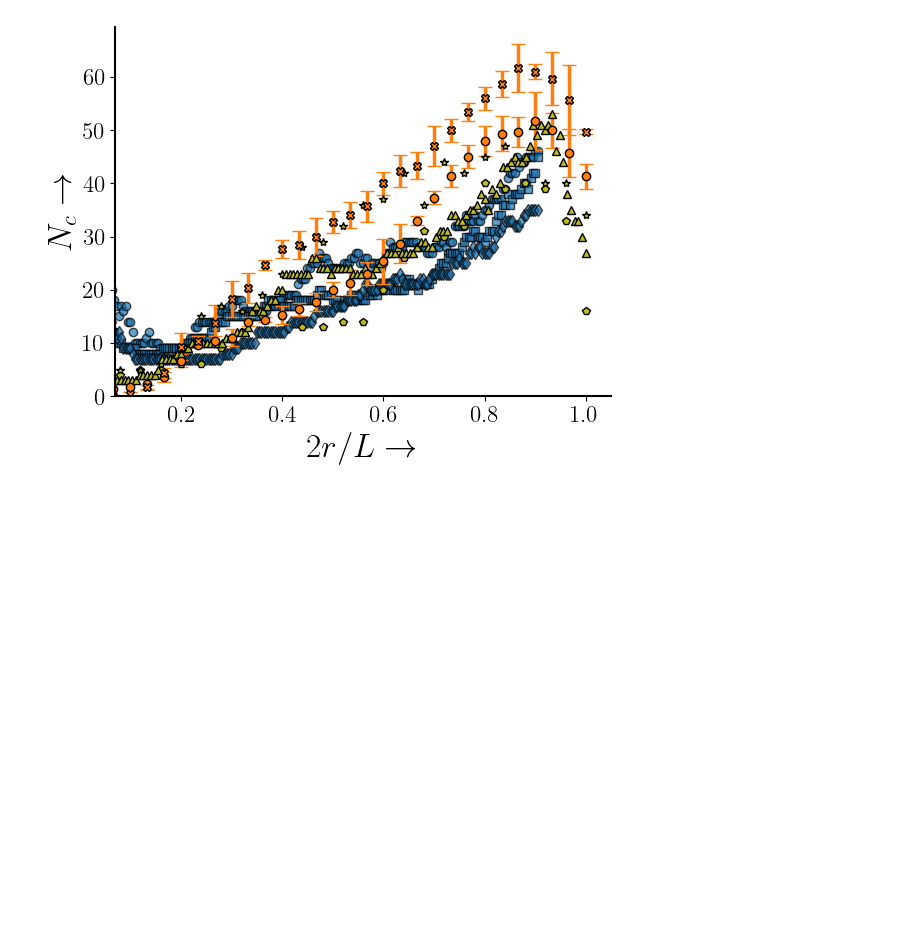
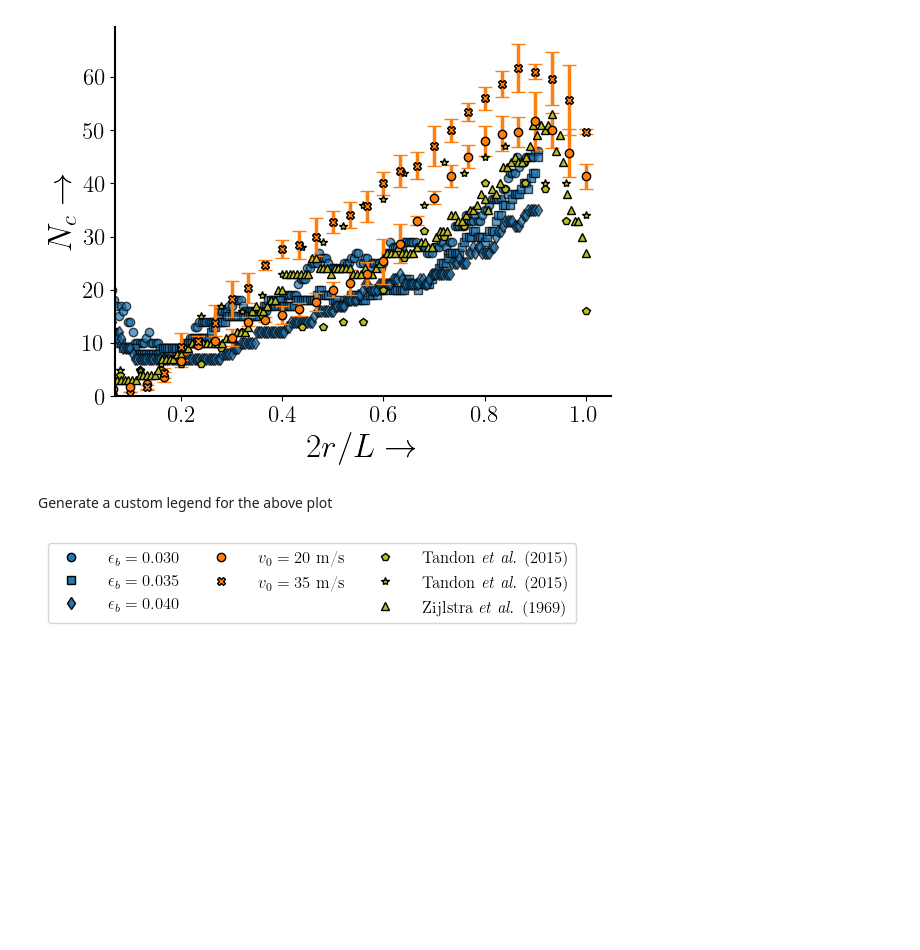
Before and after one commit to VinDawara/residual_network, a Jupyter notebook: circle_intersection_plot/notebook/circle_intersection_plot_notebook.ipynb, the cells around one changed output. Drawn from its saved outputs; the diff is of its cells as text; code cells hidden in the pictures; blank space fills up the shorter version.

Commit message:
Add cell section to plot custom legends

```diff
--- a/circle_intersection_plot/notebook/circle_intersection_plot_notebook.ipynb
+++ b/circle_intersection_plot/notebook/circle_intersection_plot_notebook.ipynb
@@ -288,3 +288,45 @@ fig.savefig(save_plot_dir + r'\vary_eb_exp_literature.png', bbox_inches='tight',
 plt.show()
 # %% [output]
 [figure]
+# %% [markdown]
+Generate a custom legend for the above plot
+# %%
+from matplotlib.lines import Line2D
+
+fig, ax = plt.subplots()
+
+# Invisible handle for padding
+empty = Line2D([0], [0], color='none', marker=None, linestyle='None', label='')
+
+lgd_elements = [
+        # Column 1: varying eb (3)
+        Line2D([0], [0], marker='o', color='w', label=r'$\epsilon_{b} = 0.030$', markerfacecolor='tab:blue',
+                   markersize=ms, markeredgecolor=mec),
+        Line2D([0], [0], marker='s', color='w', label=r'$\epsilon_{b} = 0.035$', markerfacecolor='tab:blue',
+                   markersize=ms, markeredgecolor=mec),
+        Line2D([0], [0], marker='d', color='w', label=r'$\epsilon_{b} = 0.040$', markerfacecolor='tab:blue',
+                   markersize=ms, markeredgecolor=mec),
+
+        # Column 2: impact (2) + 1 empty for alignment
+        Line2D([0], [0], marker='o', color='w', label=r'$v_0 = 20$ m/s', markerfacecolor='tab:orange',
+                   markersize=ms, markeredgecolor=mec),
+        Line2D([0], [0], marker='X', color='w', label=r'$v_0 = 35$ m/s', markerfacecolor='tab:orange',
+                   markersize=ms, markeredgecolor=mec),
+        empty,
+
+        # Column 3: literature (3)
+        Line2D([0], [0], marker='p', color='w', label=r'Tandon \textit{et al.} (2015)', markerfacecolor='tab:olive',
+                   markersize=ms, markeredgecolor=mec),
+        Line2D([0], [0], marker='*', color='w', label=r'Tandon \textit{et al.} (2015)', markerfacecolor='tab:olive',
+                   markersize=ms, markeredgecolor=mec),
+        Line2D([0], [0], marker='^', color='w', label=r'Zijlstra \textit{et al.} (1969)', markerfacecolor='tab:olive',
+                   markersize=ms, markeredgecolor=mec)
+]
+
+ax.legend(handles=lgd_elements, loc='upper center', fontsize=12, ncols=3,
+                  columnspacing=1.5, handletextpad=1.2, bbox_to_anchor=(0.5, 1.05))
+ax.set_axis_off()
+plt.show()
+fig.savefig(save_plot_dir + r'\legend_vary_eb_exp_literature.png', bbox_inches='tight', dpi=300)
+# %% [output]
+[figure, added]
```
